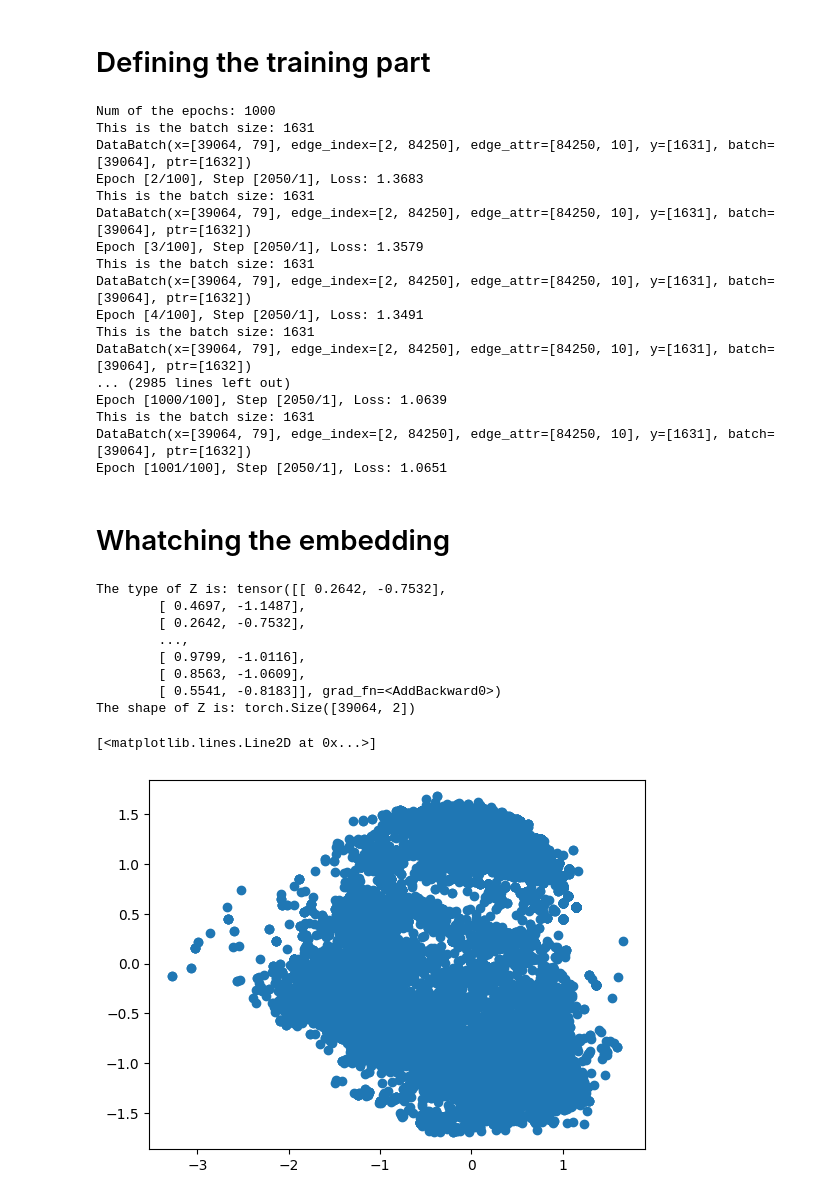
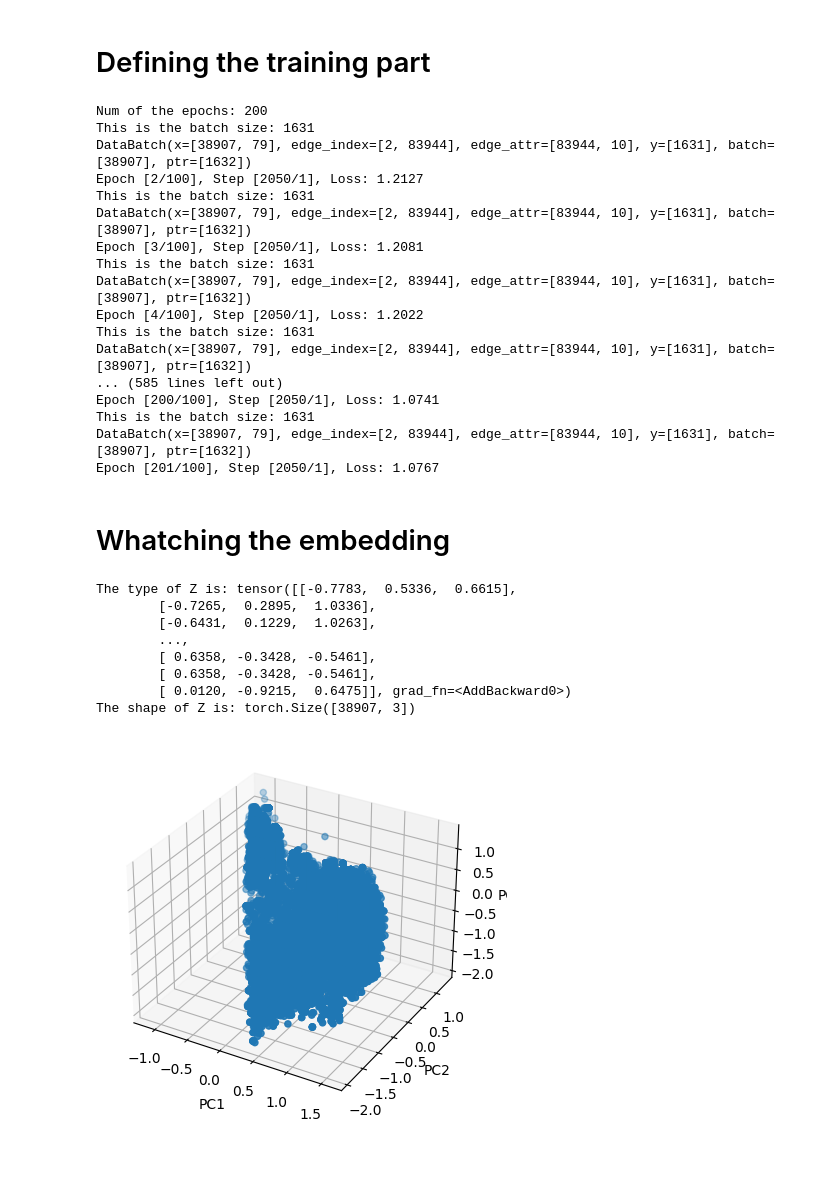
Before and after one commit to andreazedda/bmyCure4MM, a Jupyter notebook: GAE_on_multiple_graphs_in _single_batch.ipynb, the cells around one changed output. Cells and saved outputs as stored; diff of their text form; code cells hidden in the pictures; blank space fills up the shorter version.

```diff
--- a/GAE_on_multiple_graphs_in _single_batch.ipynb
+++ b/GAE_on_multiple_graphs_in _single_batch.ipynb
@@ -164,7 +164,7 @@ from torch_geometric.nn import GCNConv, GAE, GATConv, Linear, to_hetero
 
 
 # parameters for the model
-out_channels = 2
+out_channels = 3
 print ("The dimension of the output from the encoder part: " + str(out_channels))
 num_features = 79
 print ("Num of the features: " + str(num_features))
@@ -181,7 +181,7 @@ from torch_geometric.utils import scatter
 from torch_geometric.loader import DataLoader
 from torch.utils.tensorboard import SummaryWriter
 
-epochs = 1000
+epochs = 200
 print ("Num of the epochs: " + str(epochs))
 
 device = torch.device('cuda' if torch.cuda.is_available() else 'cpu')
@@ -212,39 +212,45 @@ for epoch in range(1, epochs + 1):
         print("Epoch [{}/{}], Step [{}/{}], Loss: {:.4f}"
             .format(epoch + 1, 100, i + 1, len(dataloader), loss.item()))
 # %% [output]
-Num of the epochs: 1000
+Num of the epochs: 200
 This is the batch size: 1631
-DataBatch(x=[39064, 79], edge_index=[2, 84250], edge_attr=[84250, 10], y=[1631], batch=[39064], ptr=[1632])
-Epoch [2/100], Step [2050/1], Loss: 1.3683
+DataBatch(x=[38907, 79], edge_index=[2, 83944], edge_attr=[83944, 10], y=[1631], batch=[38907], ptr=[1632])
+Epoch [2/100], Step [2050/1], Loss: 1.2127
 This is the batch size: 1631
-DataBatch(x=[39064, 79], edge_index=[2, 84250], edge_attr=[84250, 10], y=[1631], batch=[39064], ptr=[1632])
-Epoch [3/100], Step [2050/1], Loss: 1.3579
+DataBatch(x=[38907, 79], edge_index=[2, 83944], edge_attr=[83944, 10], y=[1631], batch=[38907], ptr=[1632])
+Epoch [3/100], Step [2050/1], Loss: 1.2081
 This is the batch size: 1631
-DataBatch(x=[39064, 79], edge_index=[2, 84250], edge_attr=[84250, 10], y=[1631], batch=[39064], ptr=[1632])
-Epoch [4/100], Step [2050/1], Loss: 1.3491
+DataBatch(x=[38907, 79], edge_index=[2, 83944], edge_attr=[83944, 10], y=[1631], batch=[38907], ptr=[1632])
+Epoch [4/100], Step [2050/1], Loss: 1.2022
 This is the batch size: 1631
-DataBatch(x=[39064, 79], edge_index=[2, 84250], edge_attr=[84250, 10], y=[1631], batch=[39064], ptr=[1632])
-... (2985 lines left out)
-Epoch [1000/100], Step [2050/1], Loss: 1.0639
+DataBatch(x=[38907, 79], edge_index=[2, 83944], edge_attr=[83944, 10], y=[1631], batch=[38907], ptr=[1632])
+... (585 lines left out)
+Epoch [200/100], Step [2050/1], Loss: 1.0741
 This is the batch size: 1631
-DataBatch(x=[39064, 79], edge_index=[2, 84250], edge_attr=[84250, 10], y=[1631], batch=[39064], ptr=[1632])
-Epoch [1001/100], Step [2050/1], Loss: 1.0651
+DataBatch(x=[38907, 79], edge_index=[2, 83944], edge_attr=[83944, 10], y=[1631], batch=[38907], ptr=[1632])
+Epoch [201/100], Step [2050/1], Loss: 1.0767
 # %% [markdown]
 # Whatching the embedding
 # %%
 from matplotlib import pyplot as plt
 Z= model.encode(graph_batch.x, graph_batch.edge_index)
 print ("The type of Z is: " + str(Z))
 print ("The shape of Z is: " + str(Z.shape))
-plt.plot (Z.detach().numpy()[:,0], Z.detach().numpy()[:,1], 'o')
+#plt.plot (Z.detach().numpy()[:,0], Z.detach().numpy()[:,1], 'o')
+ax = plt.axes(projection='3d')
+ax.scatter(Z.detach().numpy()[:,0], Z.detach().numpy()[:,1], Z.detach().numpy()[:,1])
+ax.set_xlabel('PC1')
+ax.set_ylabel('PC2')
+ax.set_zlabel('PC3')
+
+plt.show()
 # %% [output]
-The type of Z is: tensor([[ 0.2642, -0.7532],
-        [ 0.4697, -1.1487],
-        [ 0.2642, -0.7532],
+The type of Z is: tensor([[-0.7783,  0.5336,  0.6615],
+        [-0.7265,  0.2895,  1.0336],
+        [-0.6431,  0.1229,  1.0263],
         ...,
-        [ 0.9799, -1.0116],
-        [ 0.8563, -1.0609],
-        [ 0.5541, -0.8183]], grad_fn=<AddBackward0>)
-The shape of Z is: torch.Size([39064, 2])
+        [ 0.6358, -0.3428, -0.5461],
+        [ 0.6358, -0.3428, -0.5461],
+        [ 0.0120, -0.9215,  0.6475]], grad_fn=<AddBackward0>)
+The shape of Z is: torch.Size([38907, 3])
-[<matplotlib.lines.Line2D at 0x...>]
-[figure, old version]
+[figure, new version]
```
Also changed, not shown: parts of 3 cells of this notebook, 3 other files.
